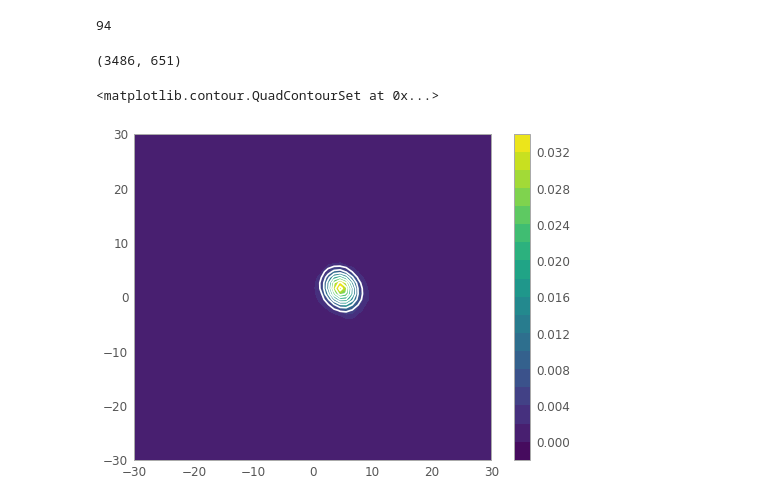
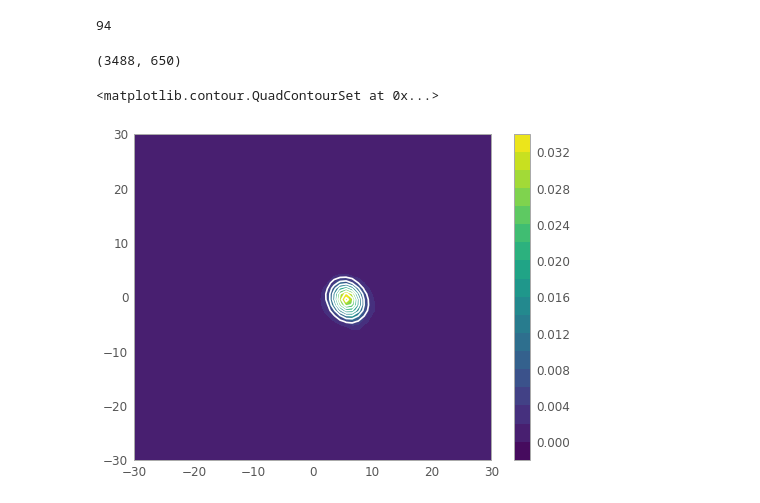
Before and after one commit to SSAEPFL/PSF, a Jupyter notebook: test-PSF-sensor-map.ipynb, the cells around one changed output. Saved outputs shown, nothing was run; the diff lists cells and outputs as text; code cells hidden in the pictures.

```diff
--- a/test-PSF-sensor-map.ipynb
+++ b/test-PSF-sensor-map.ipynb
@@ -106,37 +106,37 @@ print(len(list_of_coordinates))
 94
 # %%
 # Test to see if random star is well found
-coords = list_of_coordinates[83]
+coords = list_of_coordinates[85]
 print(coords)
 
 i_begin = np.max([0, coords[0]-30])
 i_end = np.min([np.shape(img)[0], coords[0]+30])
 j_begin = np.max([0, coords[1]-30])
 j_end = np.min([np.shape(img)[1], coords[1]+30])
 
 outcut = image_clean[i_begin:i_end, j_begin:j_end]
 outcut = outcut/np.sum(outcut)
 
 initial_guess = (0, 0, 1, 1, 0.1, 0)
 lim_i = (i_end - i_begin)/2
 lim_j = (j_end - j_begin)/2
 xs = np.linspace(-lim_i, lim_i, np.shape(outcut)[1])
 ys = np.linspace(-lim_j, lim_j, np.shape(outcut)[0])
 xy = np.meshgrid(xs, ys)
 xy = np.ravel(xy)
 params, covar = opt.curve_fit(
     gaussian2D, xy, np.ravel(outcut), p0=initial_guess)
 interpolated_data = gaussian2D(xy, params[0], params[1],
                                params[2], params[3], params[4], params[5])
 
 plt.figure()
 plt.contourf(xs, ys, outcut, 20, origin='lower', cmap='viridis')
 plt.colorbar()
 plt.contour(xs, ys, interpolated_data.reshape(np.shape(outcut)), 10, colors='w', label='test')
 # %% [output]
-(3486, 651)
+(3488, 650)
 <matplotlib.contour.QuadContourSet at 0x...>
-[figure, old version]
+[figure, new version]
 # %%
 from fonctions import *
 
```
Also changed, not shown: 1 other file.
